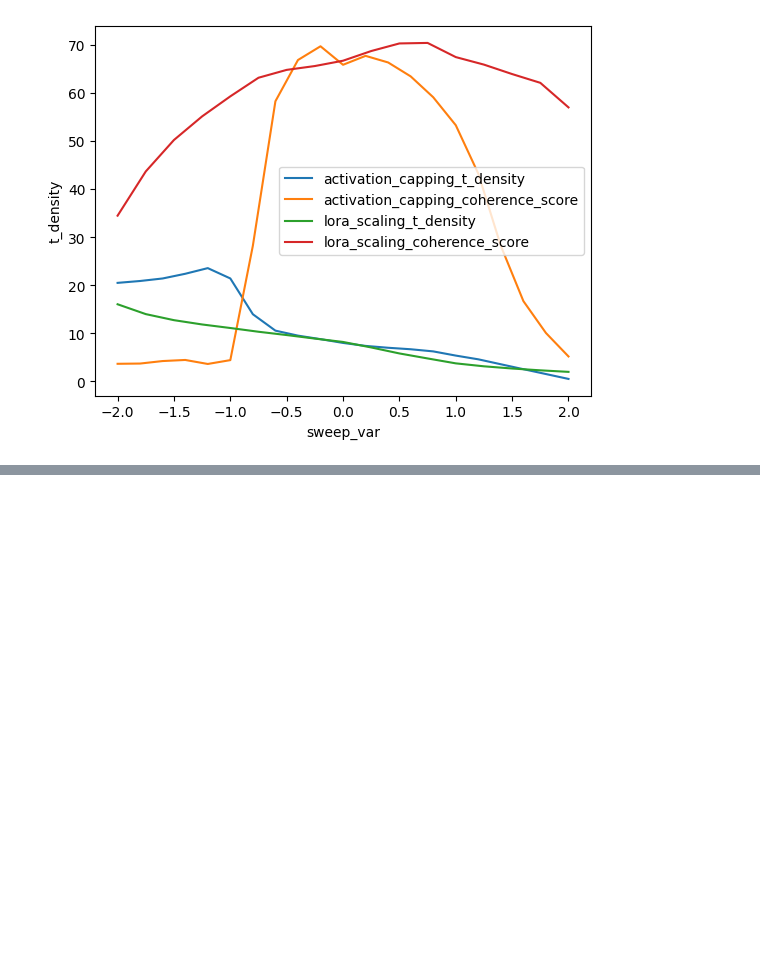
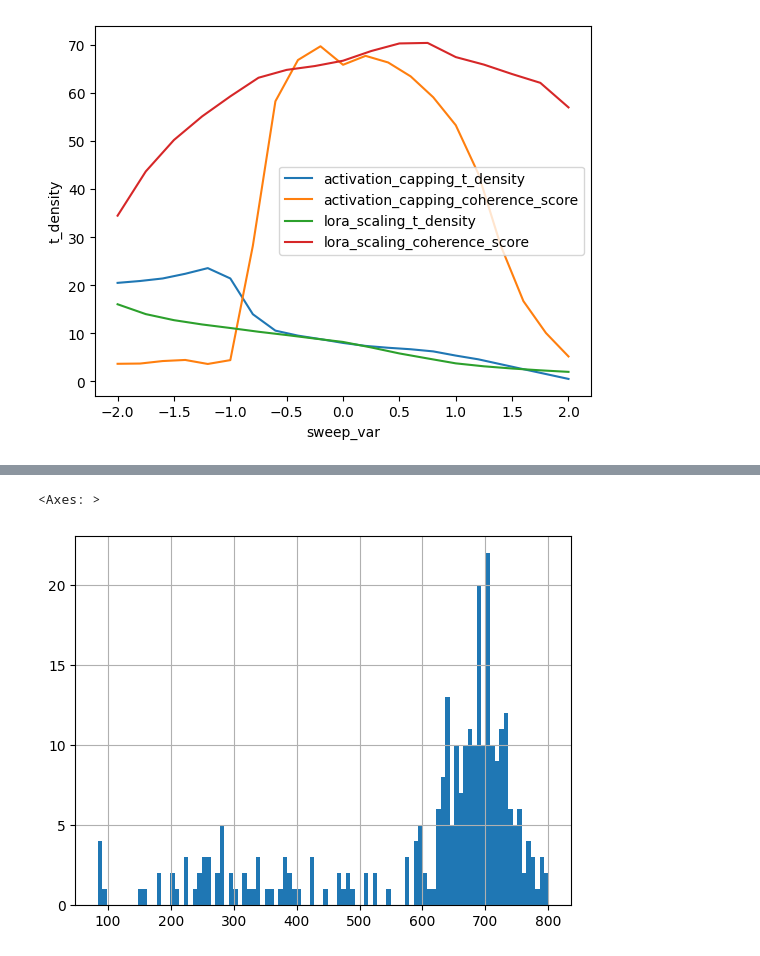
Before and after one commit to SidBaines/persona-shattering-lasr, a Jupyter notebook: scripts_dev/rollout_experiments/t_frequency/plots.ipynb, the cells around one changed output, grey strips where cells are left out. Cells and saved outputs as stored; diff of their text form; code cells hidden in the pictures; blank space fills up the shorter version.

```diff
--- a/scripts_dev/rollout_experiments/t_frequency/plots.ipynb
+++ b/scripts_dev/rollout_experiments/t_frequency/plots.ipynb
@@ -291,0 +358,6 @@ plt.show()
+# %%
+df_ = dfs["t_enjoying_activation_capping"]
+df_[df_["sweep_var"] == 0]["answer_length"].hist(bins=100)
+# %% [output]
+<Axes: >
+[figure, added]
```
Also changed, not shown: parts of 11 cells of this notebook, 5 other files.
